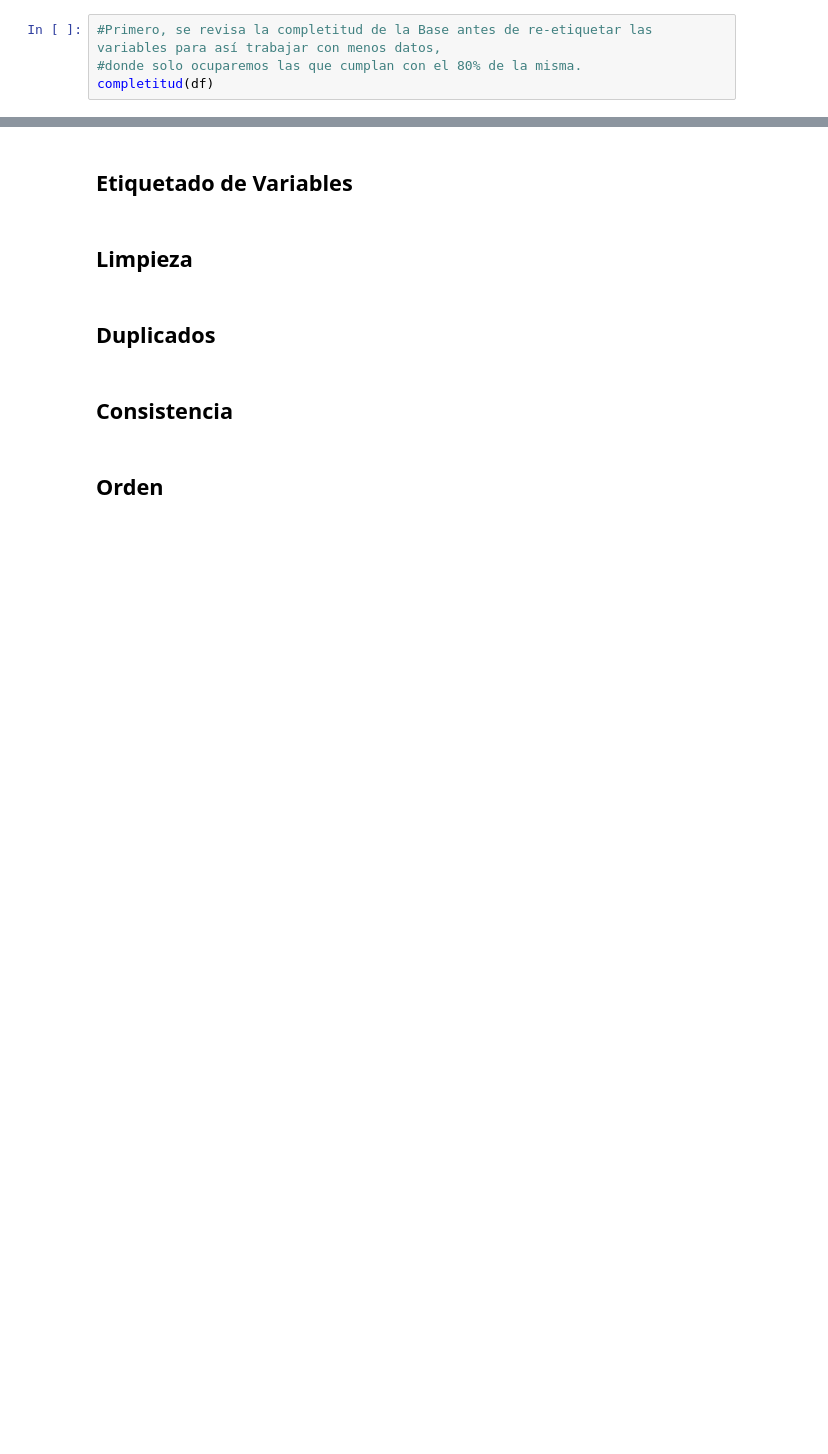
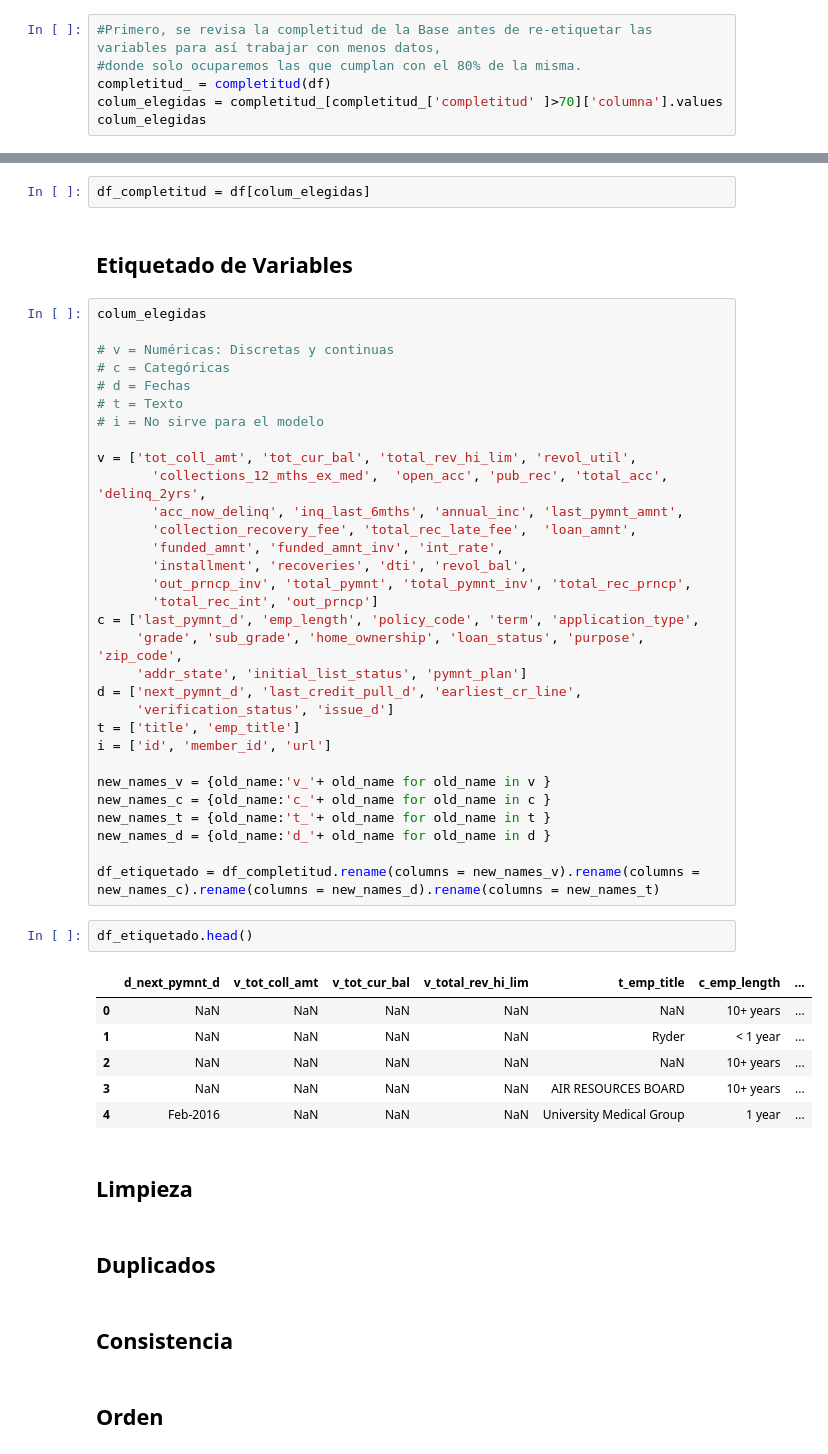
Before and after one commit to danielfrgs/2023_1-Aprendizaje_Maquina, a Jupyter notebook: Practicas/P1/AM_P1.ipynb, the cells around one changed output, grey strips where cells are left out. Saved outputs shown, nothing was run; the diff lists cells and outputs as text; blank space fills up the shorter version.

```diff
--- a/Practicas/P1/AM_P1.ipynb
+++ b/Practicas/P1/AM_P1.ipynb
@@ -408,5 +408,7 @@ dtype: object
 # %%
 #Primero, se revisa la completitud de la Base antes de re-etiquetar las variables para así trabajar con menos datos,
 #donde solo ocuparemos las que cumplan con el 80% de la misma.
-completitud(df)
+completitud_ = completitud(df)
+colum_elegidas = completitud_[completitud_['completitud' ]>70]['columna'].values
+colum_elegidas
 # %% [output]
@@ -430,5 +433,47 @@ completitud(df)
+# %%
+df_completitud = df[colum_elegidas]
 # %% [markdown]
 ## Etiquetado de Variables
+# %%
+colum_elegidas
+
+# v = Numéricas: Discretas y continuas
+# c = Categóricas
+# d = Fechas
+# t = Texto
+# i = No sirve para el modelo
+
+v = ['tot_coll_amt', 'tot_cur_bal', 'total_rev_hi_lim', 'revol_util',
+       'collections_12_mths_ex_med',  'open_acc', 'pub_rec', 'total_acc', 'delinq_2yrs',
+       'acc_now_delinq', 'inq_last_6mths', 'annual_inc', 'last_pymnt_amnt',
+       'collection_recovery_fee', 'total_rec_late_fee',  'loan_amnt',
+       'funded_amnt', 'funded_amnt_inv', 'int_rate',
+       'installment', 'recoveries', 'dti', 'revol_bal',
+       'out_prncp_inv', 'total_pymnt', 'total_pymnt_inv', 'total_rec_prncp',
+       'total_rec_int', 'out_prncp']
+c = ['last_pymnt_d', 'emp_length', 'policy_code', 'term', 'application_type',
+     'grade', 'sub_grade', 'home_ownership', 'loan_status', 'purpose', 'zip_code',
+     'addr_state', 'initial_list_status', 'pymnt_plan']
+d = ['next_pymnt_d', 'last_credit_pull_d', 'earliest_cr_line',
+     'verification_status', 'issue_d']
+t = ['title', 'emp_title']
+i = ['id', 'member_id', 'url']
+
+new_names_v = {old_name:'v_'+ old_name for old_name in v }
+new_names_c = {old_name:'c_'+ old_name for old_name in c }
+new_names_t = {old_name:'t_'+ old_name for old_name in t }
+new_names_d = {old_name:'d_'+ old_name for old_name in d }
+
+df_etiquetado = df_completitud.rename(columns = new_names_v).rename(columns = new_names_c).rename(columns = new_names_d).rename(columns = new_names_t)
+# %%
+df_etiquetado.head()
+# %% [output]
+|  | d_next_pymnt_d | v_tot_coll_amt | v_tot_cur_bal | v_total_rev_hi_lim | t_emp_title | c_emp_length | ... |
+| 0 | NaN | NaN | NaN | NaN | NaN | 10+ years | ... |
+| 1 | NaN | NaN | NaN | NaN | Ryder | < 1 year | ... |
+| 2 | NaN | NaN | NaN | NaN | NaN | 10+ years | ... |
+| 3 | NaN | NaN | NaN | NaN | AIR RESOURCES BOARD | 10+ years | ... |
+| 4 | Feb-2016 | NaN | NaN | NaN | University Medical Group | 1 year | ... |
 # %% [markdown]
 ## Limpieza
 # %% [markdown]
```
Also changed, not shown: parts of 3 cells of this notebook.
